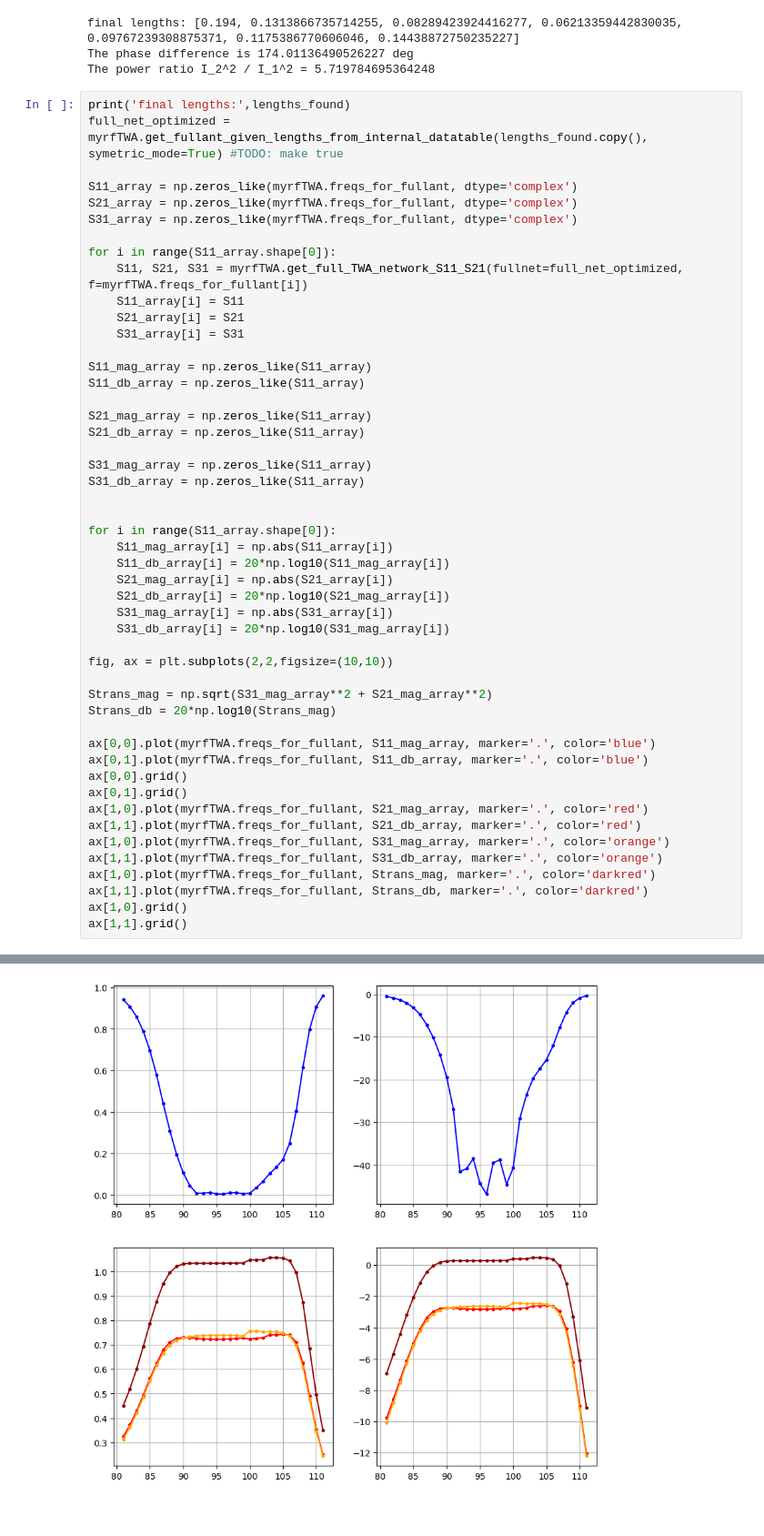
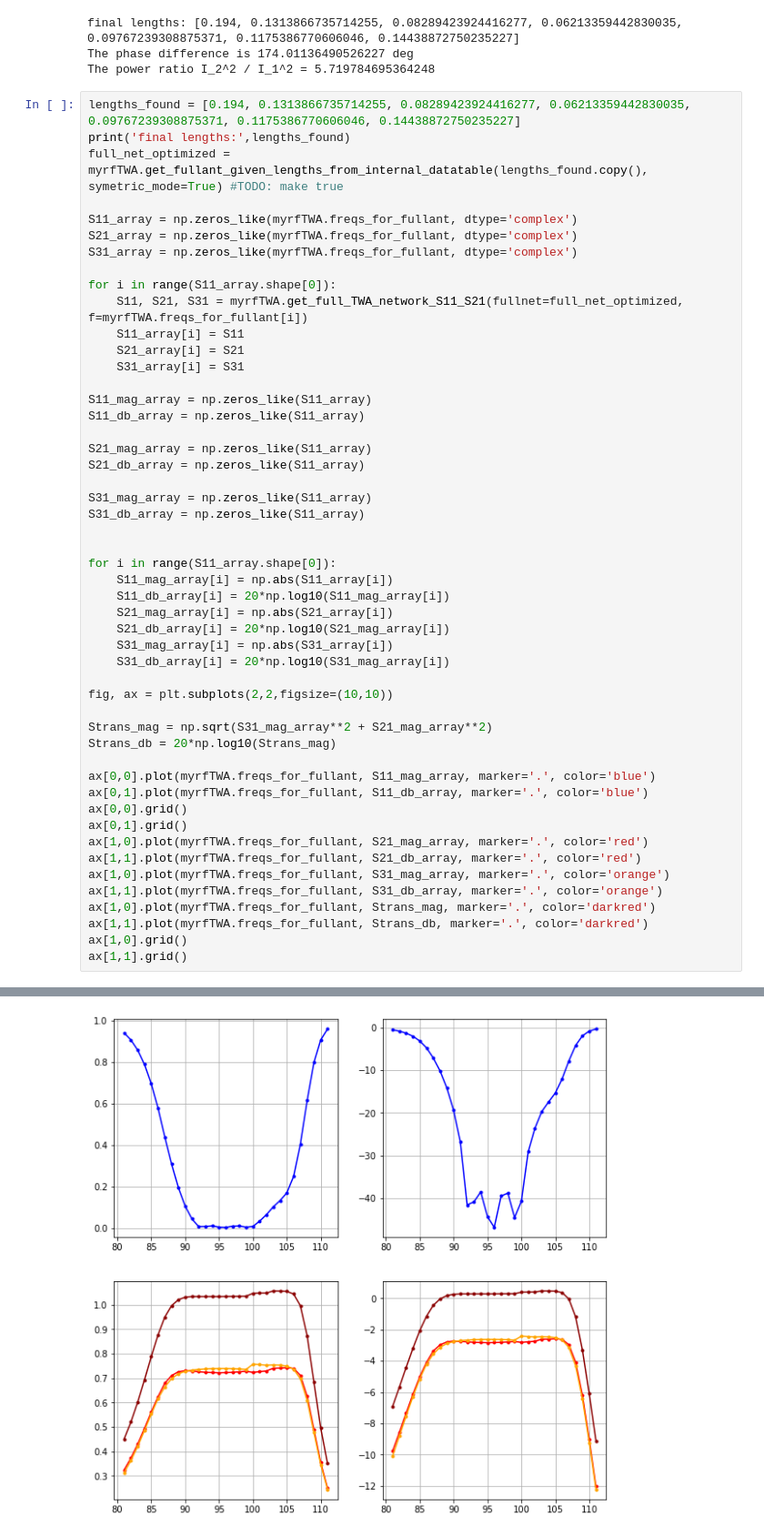
Before and after one commit to vandelij/TWA_circuit, a Jupyter notebook: longer_caps_CF_13straps_two_passive.ipynb, the cells around one changed output, grey strips where cells are left out. Shown at 91% size. Saved outputs shown, nothing was run; the diff lists cells and outputs as text.

```diff
--- a/longer_caps_CF_13straps_two_passive.ipynb
+++ b/longer_caps_CF_13straps_two_passive.ipynb
@@ -354,6 +365,7 @@ final lengths: [0.194, 0.1313866735714255, 0.08289423924416277, 0.06213359442830
 The phase difference is 174.01136490526227 deg
 The power ratio I_2^2 / I_1^2 = 5.719784695364248
 # %%
+lengths_found = [0.194, 0.1313866735714255, 0.08289423924416277, 0.06213359442830035, 0.09767239308875371, 0.1175386770606046, 0.14438872750235227]
 print('final lengths:',lengths_found)
 full_net_optimized = myrfTWA.get_fullant_given_lengths_from_internal_datatable(lengths_found.copy(), symetric_mode=True) #TODO: make true
 
@@ -377,34 +389,34 @@ S31_mag_array = np.zeros_like(S11_array)
 S31_db_array = np.zeros_like(S11_array)
 
 
 for i in range(S11_array.shape[0]):
     S11_mag_array[i] = np.abs(S11_array[i])
     S11_db_array[i] = 20*np.log10(S11_mag_array[i])
     S21_mag_array[i] = np.abs(S21_array[i])
     S21_db_array[i] = 20*np.log10(S21_mag_array[i])
     S31_mag_array[i] = np.abs(S31_array[i])
     S31_db_array[i] = 20*np.log10(S31_mag_array[i])
 
 fig, ax = plt.subplots(2,2,figsize=(10,10))
 
 Strans_mag = np.sqrt(S31_mag_array**2 + S21_mag_array**2)
 Strans_db = 20*np.log10(Strans_mag)
 
 ax[0,0].plot(myrfTWA.freqs_for_fullant, S11_mag_array, marker='.', color='blue')
 ax[0,1].plot(myrfTWA.freqs_for_fullant, S11_db_array, marker='.', color='blue')
 ax[0,0].grid()
 ax[0,1].grid()
 ax[1,0].plot(myrfTWA.freqs_for_fullant, S21_mag_array, marker='.', color='red')
 ax[1,1].plot(myrfTWA.freqs_for_fullant, S21_db_array, marker='.', color='red')
 ax[1,0].plot(myrfTWA.freqs_for_fullant, S31_mag_array, marker='.', color='orange')
 ax[1,1].plot(myrfTWA.freqs_for_fullant, S31_db_array, marker='.', color='orange')
 ax[1,0].plot(myrfTWA.freqs_for_fullant, Strans_mag, marker='.', color='darkred')
 ax[1,1].plot(myrfTWA.freqs_for_fullant, Strans_db, marker='.', color='darkred')
 ax[1,0].grid()
 ax[1,1].grid()
 # %% [output]
 final lengths: [0.194, 0.1313866735714255, 0.08289423924416277, 0.06213359442830035, 0.09767239308875371, 0.1175386770606046, 0.14438872750235227]
-[figure, old version]
+[figure, new version]
 # %%
 full_circ = myrfTWA.get_fullant_given_lengths_from_internal_datatable(lengths_found.copy(), symetric_mode=True,
                                                           one_cap_type_mode=False,
```
Also changed, not shown: parts of 4 cells of this notebook.
